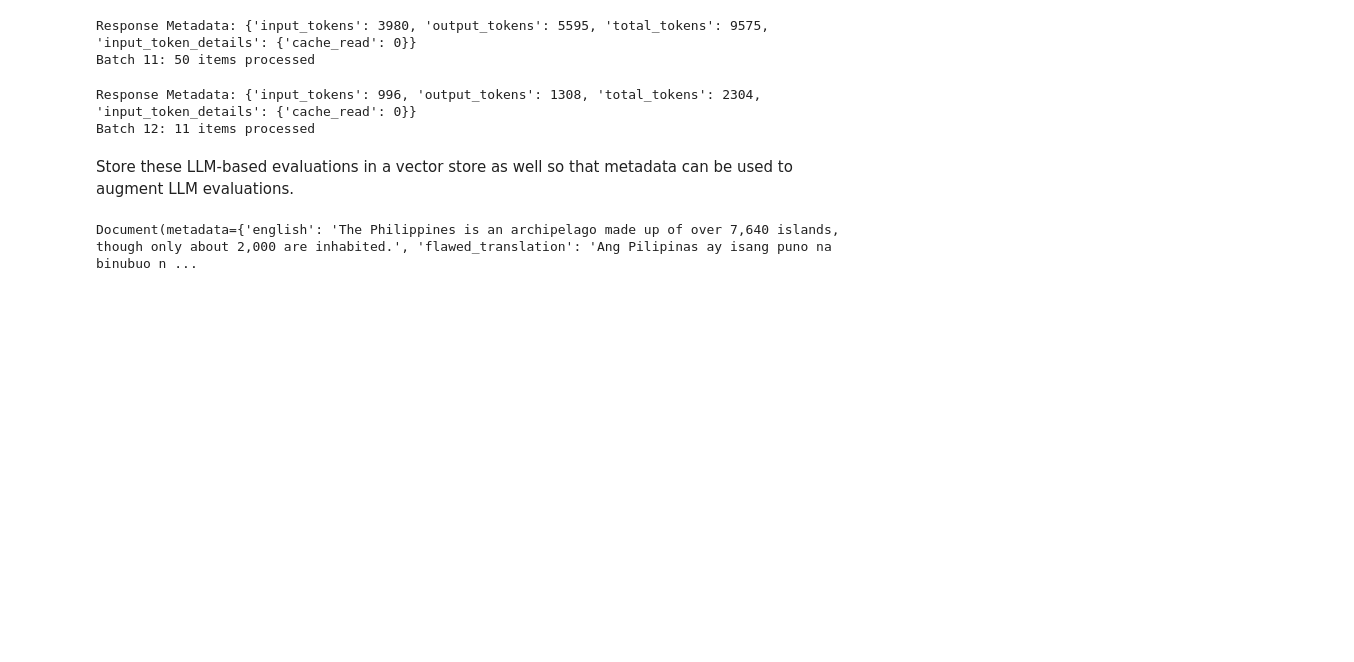
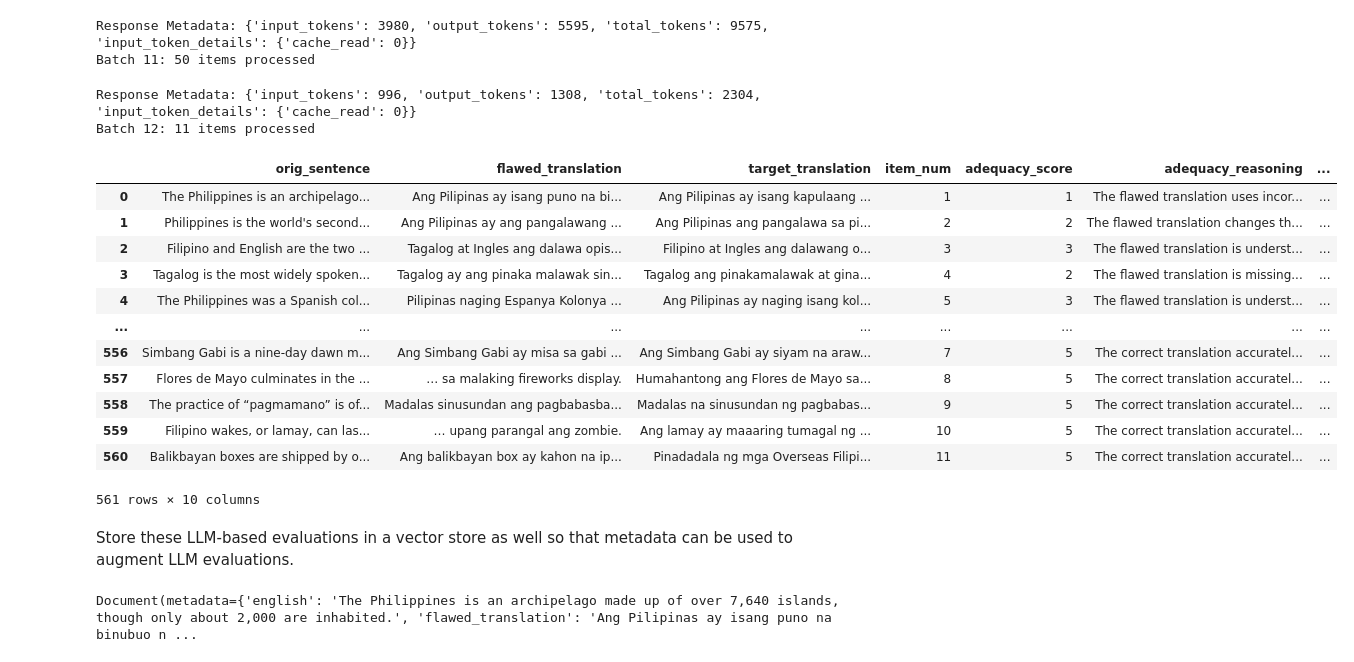
Before and after one commit to riki-11/csc420m-llm-as-judge, a Jupyter notebook: agentic-judge/agentic_judge.ipynb, the cells around one changed output. Saved outputs shown, nothing was run; the diff lists cells and outputs as text; code cells hidden in the pictures; blank space fills up the shorter version.

```diff
--- a/agentic-judge/agentic_judge.ipynb
+++ b/agentic-judge/agentic_judge.ipynb
@@ -617,6 +611,24 @@ Response Metadata: {'input_tokens': 3980, 'output_tokens': 5595, 'total_tokens':
 Batch 11: 50 items processed
 Response Metadata: {'input_tokens': 996, 'output_tokens': 1308, 'total_tokens': 2304, 'input_token_details': {'cache_read': 0}}
 Batch 12: 11 items processed
+# %%
+# Fetch batch_eval_results
+batch_eval_results = pd.read_csv('../results/batch_eval_results.csv')
+batch_eval_results
+# %% [output]
+|  | orig_sentence | flawed_translation | target_translation | item_num | adequacy_score | adequacy_reasoning | ... |
+| 0 | The Philippines is an archipelago... | Ang Pilipinas ay isang puno na bi... | Ang Pilipinas ay isang kapulaang ... | 1 | 1 | The flawed translation uses incor... | ... |
+| 1 | Philippines is the world's second... | Ang Pilipinas ay ang pangalawang ... | Ang Pilipinas ang pangalawa sa pi... | 2 | 2 | The flawed translation changes th... | ... |
+| 2 | Filipino and English are the two ... | Tagalog at Ingles ang dalawa opis... | Filipino at Ingles ang dalawang o... | 3 | 3 | The flawed translation is underst... | ... |
+| 3 | Tagalog is the most widely spoken... | Tagalog ay ang pinaka malawak sin... | Tagalog ang pinakamalawak at gina... | 4 | 2 | The flawed translation is missing... | ... |
+| 4 | The Philippines was a Spanish col... | Pilipinas naging Espanya Kolonya ... | Ang Pilipinas ay naging isang kol... | 5 | 3 | The flawed translation is underst... | ... |
+| ... | ... | ... | ... | ... | ... | ... | ... |
+| 556 | Simbang Gabi is a nine-day dawn m... | Ang Simbang Gabi ay misa sa gabi ... | Ang Simbang Gabi ay siyam na araw... | 7 | 5 | The correct translation accuratel... | ... |
+| 557 | Flores de Mayo culminates in the ... | … sa malaking fireworks display. | Humahantong ang Flores de Mayo sa... | 8 | 5 | The correct translation accuratel... | ... |
+| 558 | The practice of “pagmamano” is of... | Madalas sinusundan ang pagbabasba... | Madalas na sinusundan ng pagbabas... | 9 | 5 | The correct translation accuratel... | ... |
+| 559 | Filipino wakes, or lamay, can las... | … upang parangal ang zombie. | Ang lamay ay maaaring tumagal ng ... | 10 | 5 | The correct translation accuratel... | ... |
+| 560 | Balikbayan boxes are shipped by o... | Ang balikbayan box ay kahon na ip... | Pinadadala ng mga Overseas Filipi... | 11 | 5 | The correct translation accuratel... | ... |
+561 rows × 10 columns
 # %% [markdown]
 Store these LLM-based evaluations in a vector store as well so that metadata can be used to augment LLM evaluations.
 # %%
```
Also changed, not shown: parts of 19 cells of this notebook, 7 other files.
